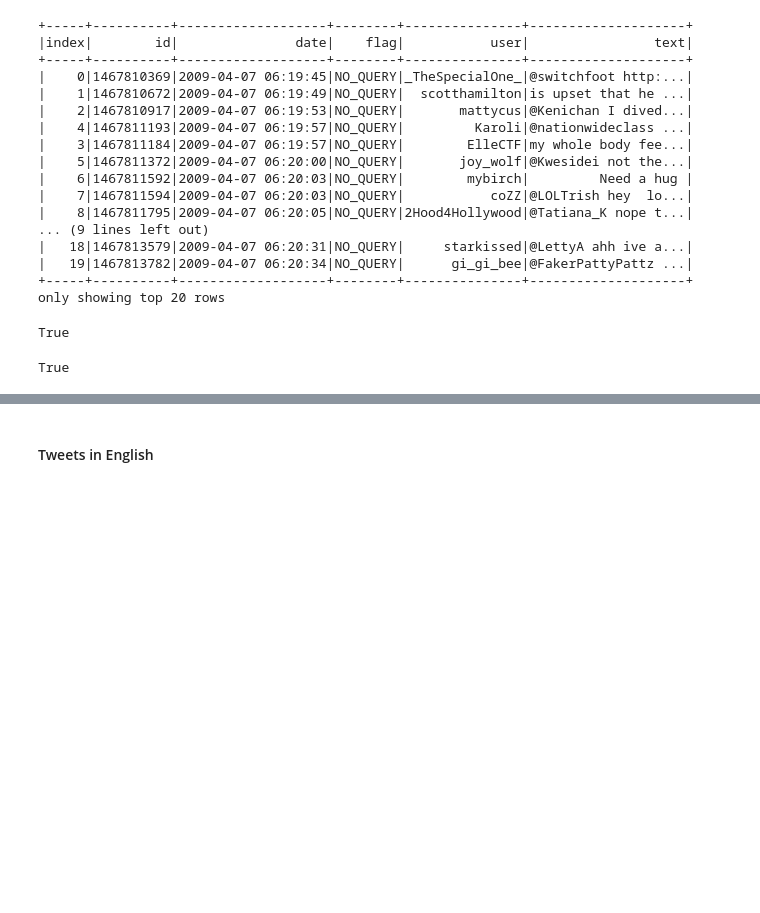
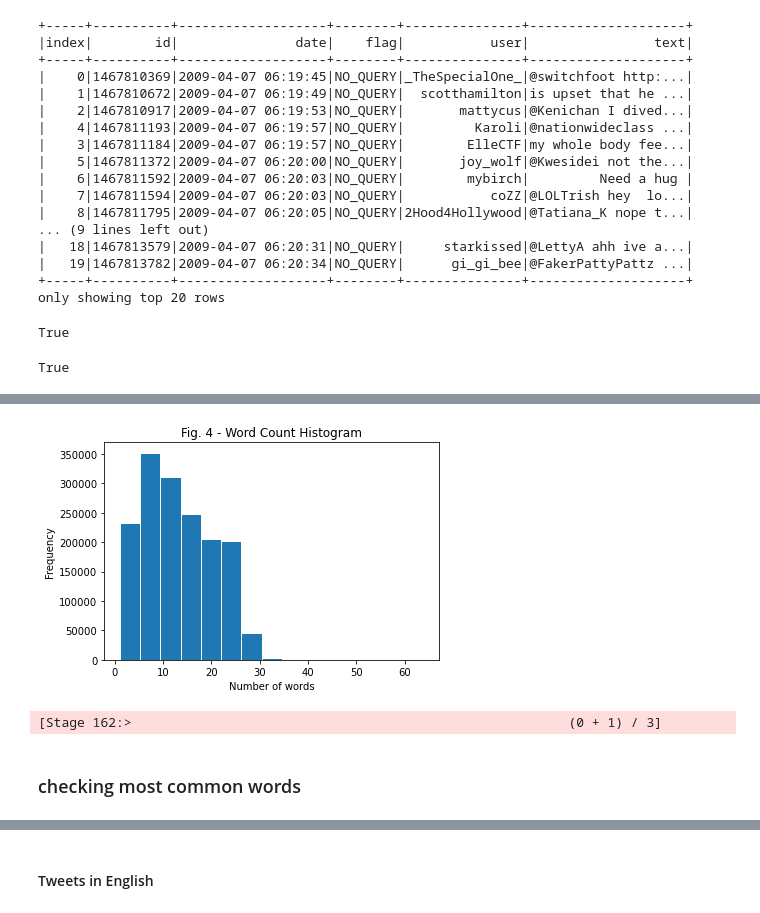
Before and after one commit to Carloselrecharlie/BD_assessment, a Jupyter notebook: sba22448_Integrated_CA.ipynb, the cells around one changed output, grey strips where cells are left out. Saved outputs shown, nothing was run; the diff lists cells and outputs as text; code cells hidden in the pictures; blank space fills up the shorter version.

```diff
--- a/sba22448_Integrated_CA.ipynb
+++ b/sba22448_Integrated_CA.ipynb
@@ -208,0 +403,3 @@ maximum date:  2009-06-25 18:28:31
+# %%
+#counting the number of words in each tweet by splitting text. List created
+wordCounts= tweetsRdd.map(lambda row: len(row.text.split())).collect()
@@ -208,0 +421,20 @@ maximum date:  2009-06-25 18:28:31
+# %%
+#plotting the histogram
+plt.hist(wordCounts, bins=15, edgecolor='white')
+plt.xlabel('Number of words')
+plt.ylabel('Frequency')
+plt.title('Fig. 4 - Word Count Histogram')
+plt.show()
+# %% [output]
+[figure, added]
+# %%
+#Checking % of upper case words
+allWords= tweetsRdd.flatMap(lambda row: row.text.split())
+uppercaseWords= allWords.filter(lambda word: word.isupper())
+
+#proportion
+uppercaseWords.count() / allWords.count()
+# %% [output]
+[Stage 162:>                                                        (0 + 1) / 3]
+# %% [markdown]
+### checking most common words
```
Also changed, not shown: parts of 57 cells of this notebook.
